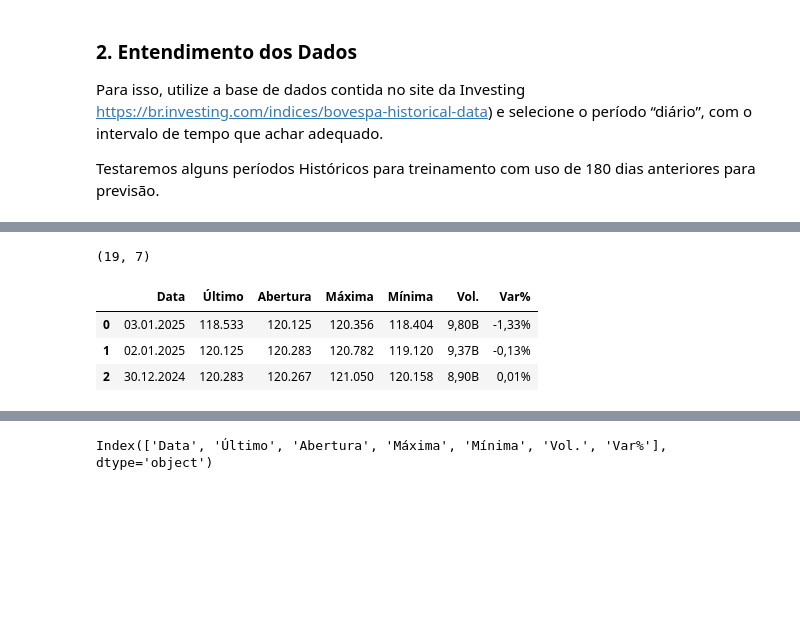
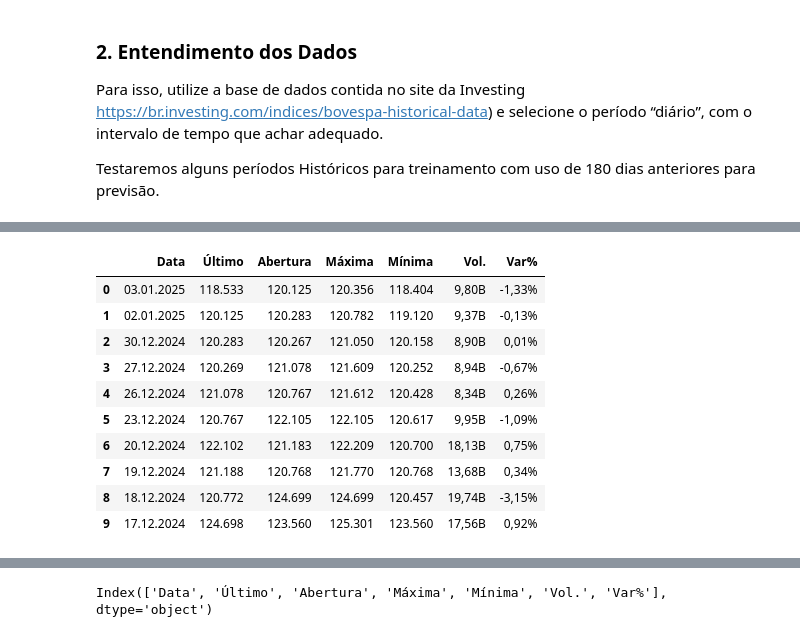
Before and after one commit to SandraRojasZ/Ibovespa-futuro, a Jupyter notebook: ibov-prev.ipynb, the cells around one changed output, grey strips where cells are left out. Saved outputs shown, nothing was run; the diff lists cells and outputs as text; code cells hidden in the pictures; blank space fills up the shorter version.

```diff
--- a/ibov-prev.ipynb
+++ b/ibov-prev.ipynb
@@ -92,7 +55,3 @@ df.head(3)
-# %%
-df.shape
-# %% [output]
-(19, 7)
 # %%
 import pandas as pd
 import matplotlib.pyplot as plt
@@ -107,14 +66,21 @@ from statsmodels.tsa.stattools import adfuller
 # %%
 url = 'https://raw.githubusercontent.com/Data-Analitycs-Pos-Tech-Fiap/Ibovespa-prev/refs/heads/main/datasets/Dados%20Hist%C3%B3ricos%20-%20Ibovespa%202000%20a%202025.csv'
 
 dados_030125 = pd.read_csv(url, sep=',', encoding='utf-8')
 
-dados_030125.head(3)
+dados_030125.head(10)
 # %% [output]
 |  | Data | Último | Abertura | Máxima | Mínima | Vol. | Var% |
 | 0 | 03.01.2025 | 118.533 | 120.125 | 120.356 | 118.404 | 9,80B | -1,33% |
 | 1 | 02.01.2025 | 120.125 | 120.283 | 120.782 | 119.120 | 9,37B | -0,13% |
 | 2 | 30.12.2024 | 120.283 | 120.267 | 121.050 | 120.158 | 8,90B | 0,01% |
+| 3 | 27.12.2024 | 120.269 | 121.078 | 121.609 | 120.252 | 8,94B | -0,67% |
+| 4 | 26.12.2024 | 121.078 | 120.767 | 121.612 | 120.428 | 8,34B | 0,26% |
+| 5 | 23.12.2024 | 120.767 | 122.105 | 122.105 | 120.617 | 9,95B | -1,09% |
+| 6 | 20.12.2024 | 122.102 | 121.183 | 122.209 | 120.700 | 18,13B | 0,75% |
+| 7 | 19.12.2024 | 121.188 | 120.768 | 121.770 | 120.768 | 13,68B | 0,34% |
+| 8 | 18.12.2024 | 120.772 | 124.699 | 124.699 | 120.457 | 19,74B | -3,15% |
+| 9 | 17.12.2024 | 124.698 | 123.560 | 125.301 | 123.560 | 17,56B | 0,92% |
 # %%
 # compreendendo os tipos de dados e o shape da base
 print(dados_030125.info())
```
Also changed, not shown: parts of 31 cells of this notebook.
